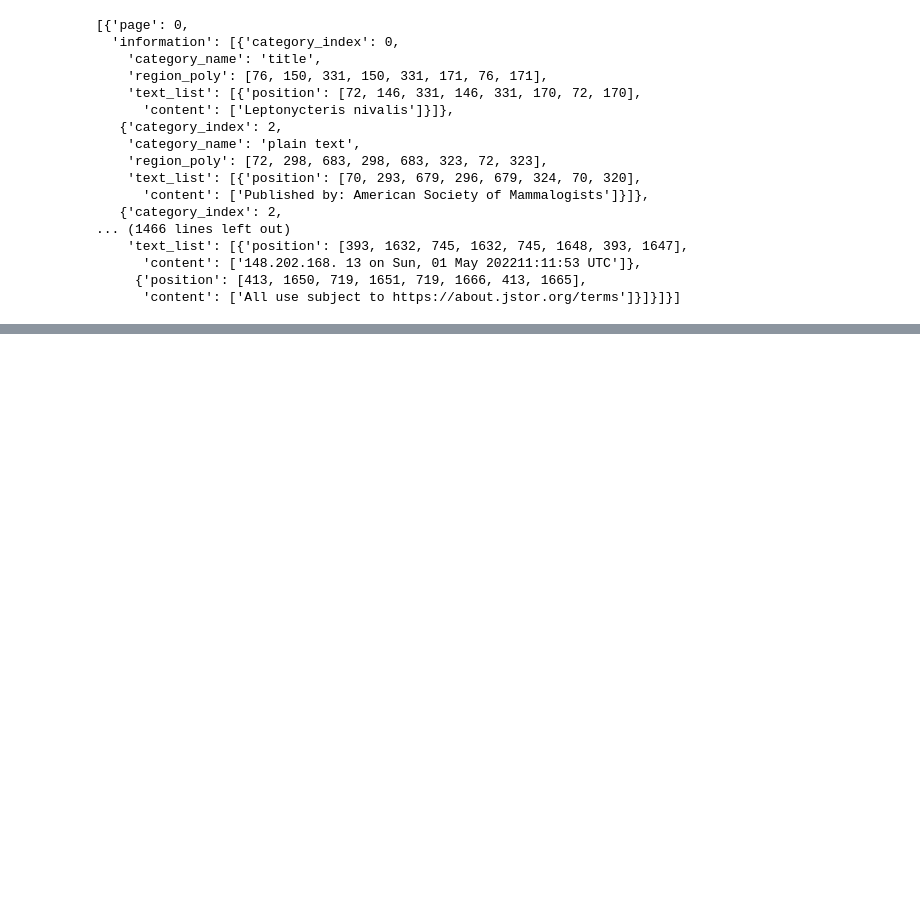
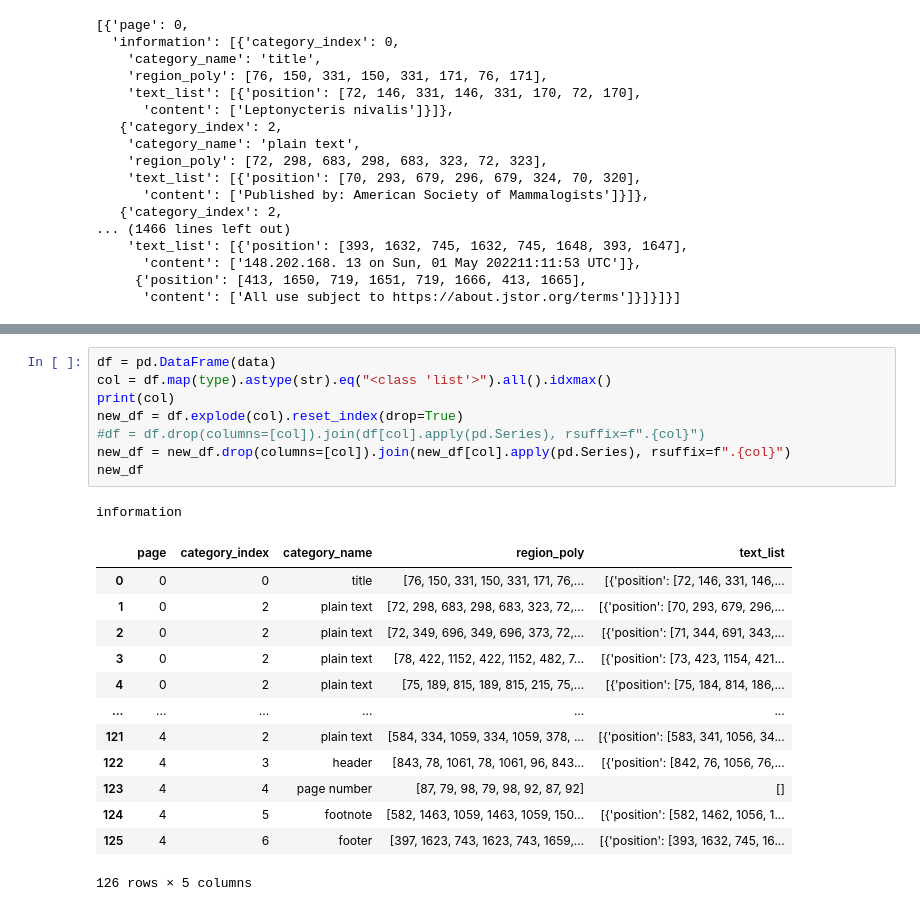
Before and after one commit to ca-mi-lo/docXchain, a Jupyter notebook: Applications/DocXchain/output/json_to_csv.ipynb, the cells around one changed output, grey strips where cells are left out. Saved outputs shown, nothing was run; the diff lists cells and outputs as text; blank space fills up the shorter version.

```diff
--- a/Applications/DocXchain/output/json_to_csv.ipynb
+++ b/Applications/DocXchain/output/json_to_csv.ipynb
@@ -100,0 +90,23 @@ data
+# %%
+df = pd.DataFrame(data)
+col = df.map(type).astype(str).eq("<class 'list'>").all().idxmax()
+print(col)
+new_df = df.explode(col).reset_index(drop=True)
+#df = df.drop(columns=[col]).join(df[col].apply(pd.Series), rsuffix=f".{col}")
+new_df = new_df.drop(columns=[col]).join(new_df[col].apply(pd.Series), rsuffix=f".{col}")
+new_df
+# %% [output]
+information
+|  | page | category_index | category_name | region_poly | text_list |
+| 0 | 0 | 0 | title | [76, 150, 331, 150, 331, 171, 76,... | [{'position': [72, 146, 331, 146,... |
+| 1 | 0 | 2 | plain text | [72, 298, 683, 298, 683, 323, 72,... | [{'position': [70, 293, 679, 296,... |
+| 2 | 0 | 2 | plain text | [72, 349, 696, 349, 696, 373, 72,... | [{'position': [71, 344, 691, 343,... |
+| 3 | 0 | 2 | plain text | [78, 422, 1152, 422, 1152, 482, 7... | [{'position': [73, 423, 1154, 421... |
+| 4 | 0 | 2 | plain text | [75, 189, 815, 189, 815, 215, 75,... | [{'position': [75, 184, 814, 186,... |
+| ... | ... | ... | ... | ... | ... |
+| 121 | 4 | 2 | plain text | [584, 334, 1059, 334, 1059, 378, ... | [{'position': [583, 341, 1056, 34... |
+| 122 | 4 | 3 | header | [843, 78, 1061, 78, 1061, 96, 843... | [{'position': [842, 76, 1056, 76,... |
+| 123 | 4 | 4 | page number | [87, 79, 98, 79, 98, 92, 87, 92] | [] |
+| 124 | 4 | 5 | footnote | [582, 1463, 1059, 1463, 1059, 150... | [{'position': [582, 1462, 1056, 1... |
+| 125 | 4 | 6 | footer | [397, 1623, 743, 1623, 743, 1659,... | [{'position': [393, 1632, 745, 16... |
+126 rows × 5 columns
```
Also changed, not shown: parts of 6 cells of this notebook, 3 other files.
